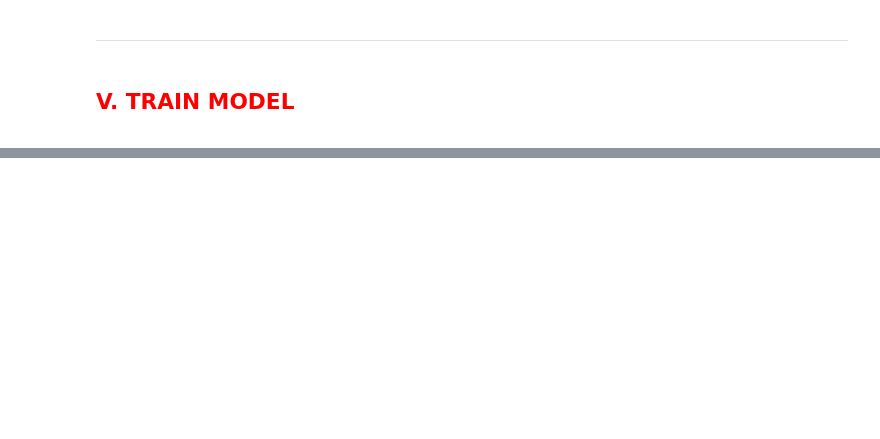
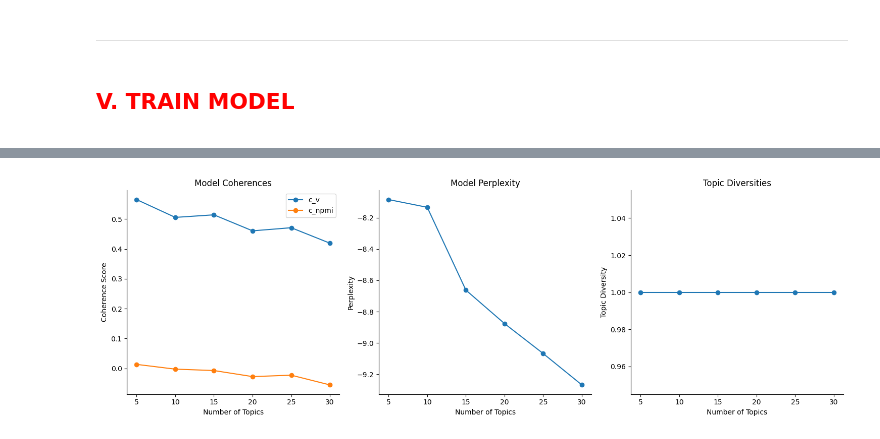
Before and after one commit to luisanomayo/MSc_Thesis_NLP_topic_modelling, a Jupyter notebook: topic_modelling/LDA_models/notebooks/lda_model_new_20_08_22.ipynb, the cells around one changed output, grey strips where cells are left out. Cells and saved outputs as stored; diff of their text form; code cells hidden in the pictures; blank space fills up the shorter version.

```diff
--- a/topic_modelling/LDA_models/notebooks/lda_model_new_20_08_22.ipynb
+++ b/topic_modelling/LDA_models/notebooks/lda_model_new_20_08_22.ipynb
@@ -687,12 +817,38 @@ for num_topics in topics_range:
 
 print(f"This model took {(time.time() - start_time)/60 :.2f} minutes to train")
 # %%
-plt.plot(topics_range, model_coherence_cv)
-plt.xlabel('number of topics')
-plt.ylabel('coherence score')
-plt.title('Coherence Score vs. Number of Topics')
-plt.xticks(topics_range)
+#Create subplots
+fig, axes = plt.subplots(1, 3, figsize=(15, 5))
 
+#Plot model coherences
+axes[0].plot(topics_range, model_coherence_cv, marker='o', label='c_v')
+axes[0].plot(topics_range, model_coherence_cnpmi, marker='o', label='c_npmi')
+axes[0].set_xlabel('Number of Topics')
+axes[0].set_ylabel('Coherence Score')
+axes[0].legend()
+axes[0].set_title('Model Coherences')
+
+#Plot model perplexity
+axes[1].plot(topics_range, model_perplexity, marker='o')
+axes[1].set_xlabel('Number of Topics')
+axes[1].set_ylabel('Perplexity')
+axes[1].set_title('Model Perplexity')
+
+#Plot topic diversities
+axes[2].plot(topics_range, topic_diversities, marker='o')
+axes[2].set_xlabel('Number of Topics')
+axes[2].set_ylabel('Topic Diversity')
+axes[2].set_title('Topic Diversities')
+
+#Remove right and top borders for each plot
+for ax in axes:
+    ax.spines['right'].set_visible(False)
+    ax.spines['top'].set_visible(False)
+
+plt.tight_layout()
+plt.savefig('lda_metrics_plots.png')
 plt.show()
+# %% [output]
+[figure, added]
 # %%
 #training parameters
```
Also changed, not shown: parts of 33 cells of this notebook.
